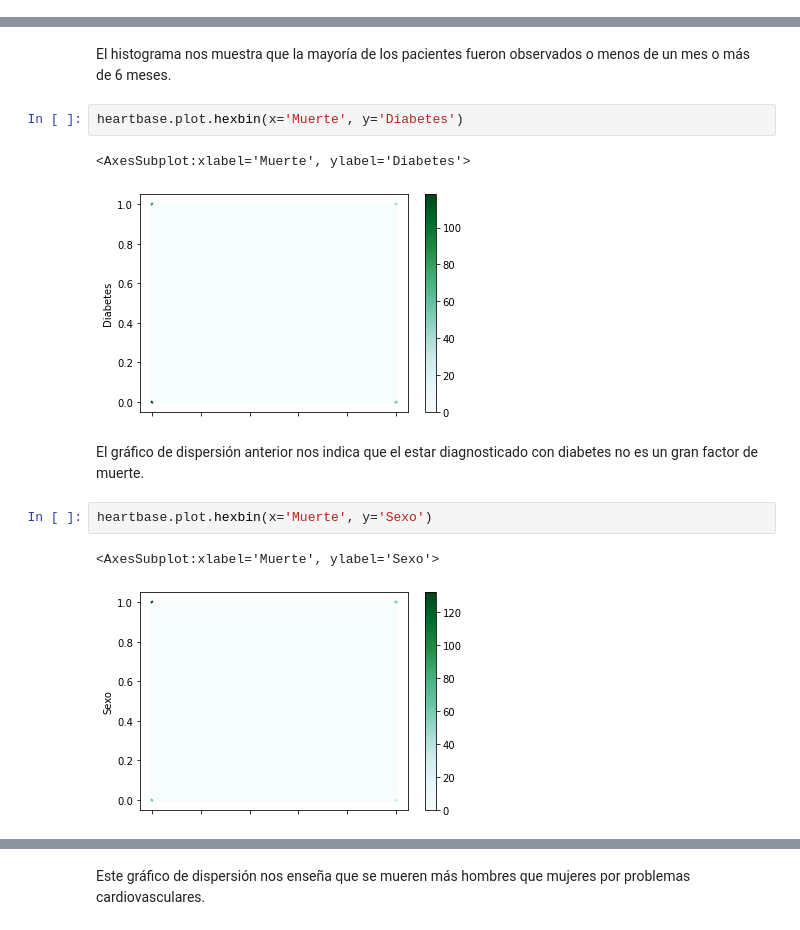
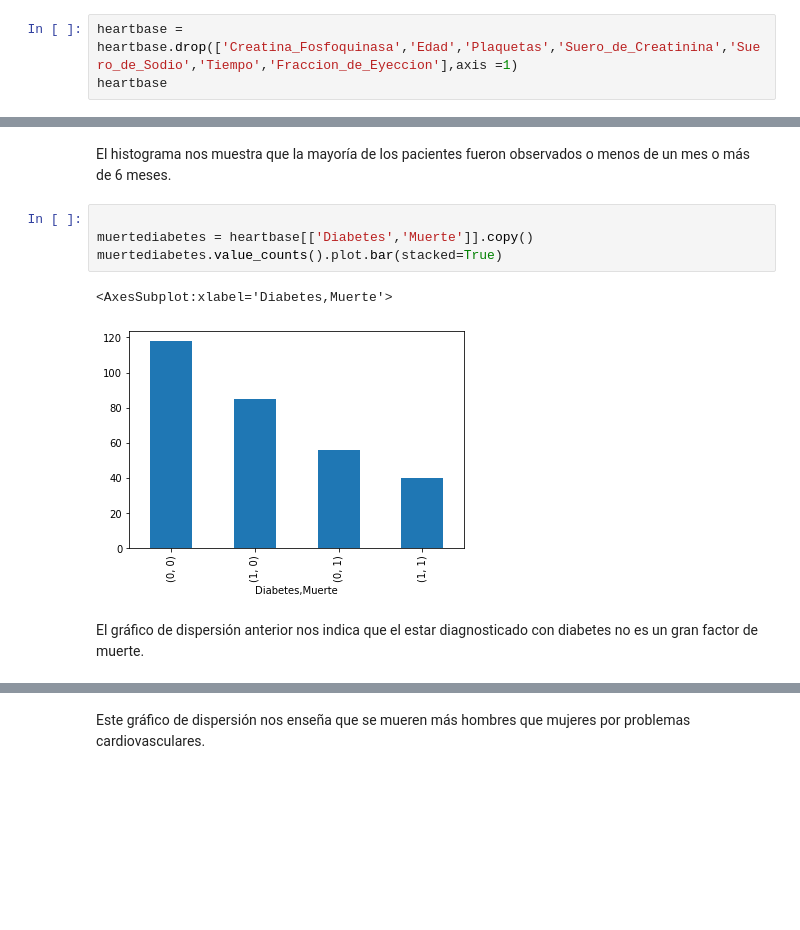
Before and after one commit to NathanRAMx/MineriaDeDatos, a Jupyter notebook: AvancePIA_II_Grupo002_Equipo7.ipynb, the cells around one changed output, grey strips where cells are left out. Cells and saved outputs as stored; diff of their text form; blank space fills up the shorter version.

```diff
--- a/AvancePIA_II_Grupo002_Equipo7.ipynb
+++ b/AvancePIA_II_Grupo002_Equipo7.ipynb
@@ -78,0 +66,3 @@ Para nuestro análisis, no es necesario eliminar ninguna columna ni manipular da
+# %%
+heartbase = heartbase.drop(['Creatina_Fosfoquinasa','Edad','Plaquetas','Suero_de_Creatinina','Suero_de_Sodio','Tiempo','Fraccion_de_Eyeccion'],axis =1)
+heartbase
@@ -172,15 +176,12 @@ heartbase['Tiempo'].plot.hist()
 [figure]
 # %% [markdown]
 El histograma nos muestra que la mayoría de los pacientes fueron observados o menos de un mes o más de 6 meses.
-# %%
-heartbase.plot.hexbin(x='Muerte', y='Diabetes')
-# %% [output]
-<AxesSubplot:xlabel='Muerte', ylabel='Diabetes'>
-[figure, removed]
+# %%
+
+muertediabetes = heartbase[['Diabetes','Muerte']].copy()
+muertediabetes.value_counts().plot.bar(stacked=True)
+# %% [output]
+<AxesSubplot:xlabel='Diabetes,Muerte'>
+[figure, added]
 # %% [markdown]
 El gráfico de dispersión anterior nos indica que el estar diagnosticado con diabetes no es un gran factor de muerte.
-# %%
-heartbase.plot.hexbin(x='Muerte', y='Sexo')
-# %% [output]
-<AxesSubplot:xlabel='Muerte', ylabel='Sexo'>
-[figure, removed]
```
Also changed, not shown: parts of 18 cells of this notebook.
